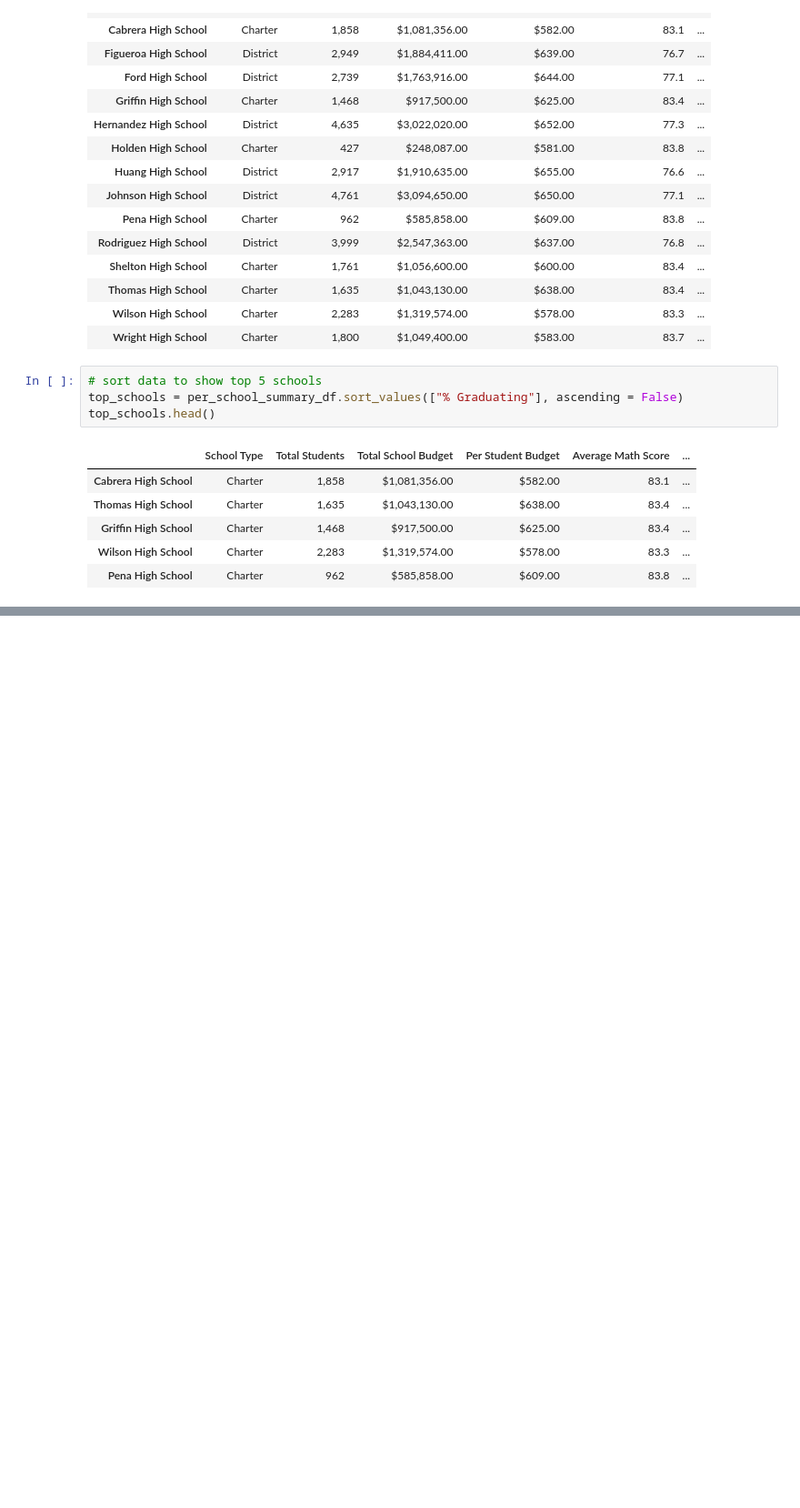
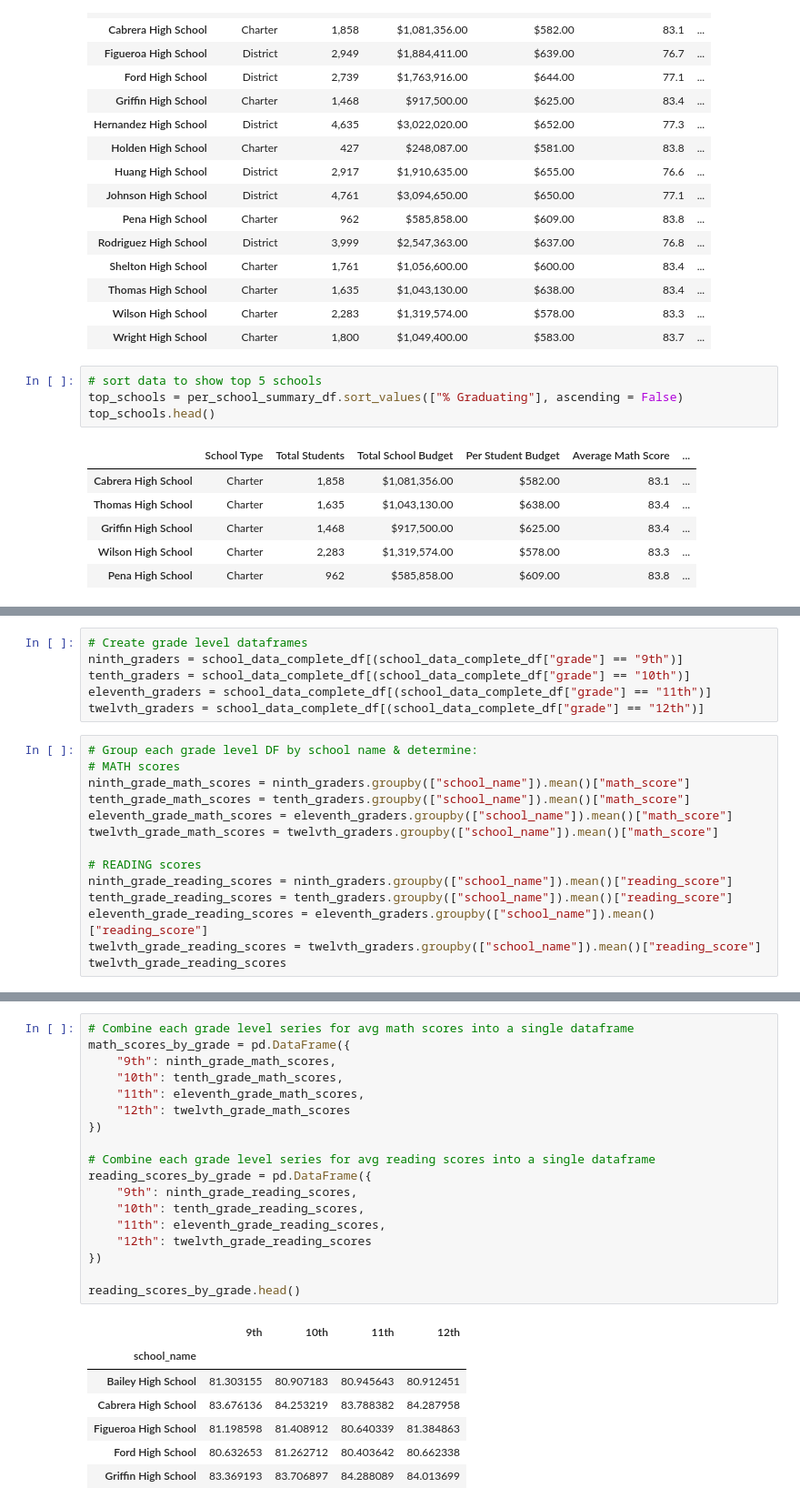
Before and after one commit to JustGitCoding/School_District_Analysis, a Jupyter notebook: PyCitySchools.ipynb, the cells around one changed output, grey strips where cells are left out. Shown at 91% size. Drawn from its saved outputs; the diff is of its cells as text; blank space fills up the shorter version.

```diff
--- a/PyCitySchools.ipynb
+++ b/PyCitySchools.ipynb
@@ -580,0 +592,20 @@ top_schools.head()
+# %%
+# Create grade level dataframes
+ninth_graders = school_data_complete_df[(school_data_complete_df["grade"] == "9th")]
+tenth_graders = school_data_complete_df[(school_data_complete_df["grade"] == "10th")]
+eleventh_graders = school_data_complete_df[(school_data_complete_df["grade"] == "11th")]
+twelvth_graders = school_data_complete_df[(school_data_complete_df["grade"] == "12th")]
+# %%
+# Group each grade level DF by school name & determine:
+# MATH scores
+ninth_grade_math_scores = ninth_graders.groupby(["school_name"]).mean()["math_score"]
+tenth_grade_math_scores = tenth_graders.groupby(["school_name"]).mean()["math_score"]
+eleventh_grade_math_scores = eleventh_graders.groupby(["school_name"]).mean()["math_score"]
+twelvth_grade_math_scores = twelvth_graders.groupby(["school_name"]).mean()["math_score"]
+
+# READING scores
+ninth_grade_reading_scores = ninth_graders.groupby(["school_name"]).mean()["reading_score"]
+tenth_grade_reading_scores = tenth_graders.groupby(["school_name"]).mean()["reading_score"]
+eleventh_grade_reading_scores = eleventh_graders.groupby(["school_name"]).mean()["reading_score"]
+twelvth_grade_reading_scores = twelvth_graders.groupby(["school_name"]).mean()["reading_score"]
+twelvth_grade_reading_scores
@@ -580,0 +630,26 @@ top_schools.head()
+# %%
+# Combine each grade level series for avg math scores into a single dataframe
+math_scores_by_grade = pd.DataFrame({
+    "9th": ninth_grade_math_scores,
+    "10th": tenth_grade_math_scores,
+    "11th": eleventh_grade_math_scores,
+    "12th": twelvth_grade_math_scores
+})
+
+# Combine each grade level series for avg reading scores into a single dataframe
+reading_scores_by_grade = pd.DataFrame({
+    "9th": ninth_grade_reading_scores,
+    "10th": tenth_grade_reading_scores,
+    "11th": eleventh_grade_reading_scores,
+    "12th": twelvth_grade_reading_scores
+})
+
+reading_scores_by_grade.head()
+# %% [output]
+|  | 9th | 10th | 11th | 12th |
+| school_name |  |  |  |  |
+| Bailey High School | 81.303155 | 80.907183 | 80.945643 | 80.912451 |
+| Cabrera High School | 83.676136 | 84.253219 | 83.788382 | 84.287958 |
+| Figueroa High School | 81.198598 | 81.408912 | 80.640339 | 81.384863 |
+| Ford High School | 80.632653 | 81.262712 | 80.403642 | 80.662338 |
+| Griffin High School | 83.369193 | 83.706897 | 84.288089 | 84.013699 |
```
Also changed, not shown: parts of 3 cells of this notebook.
